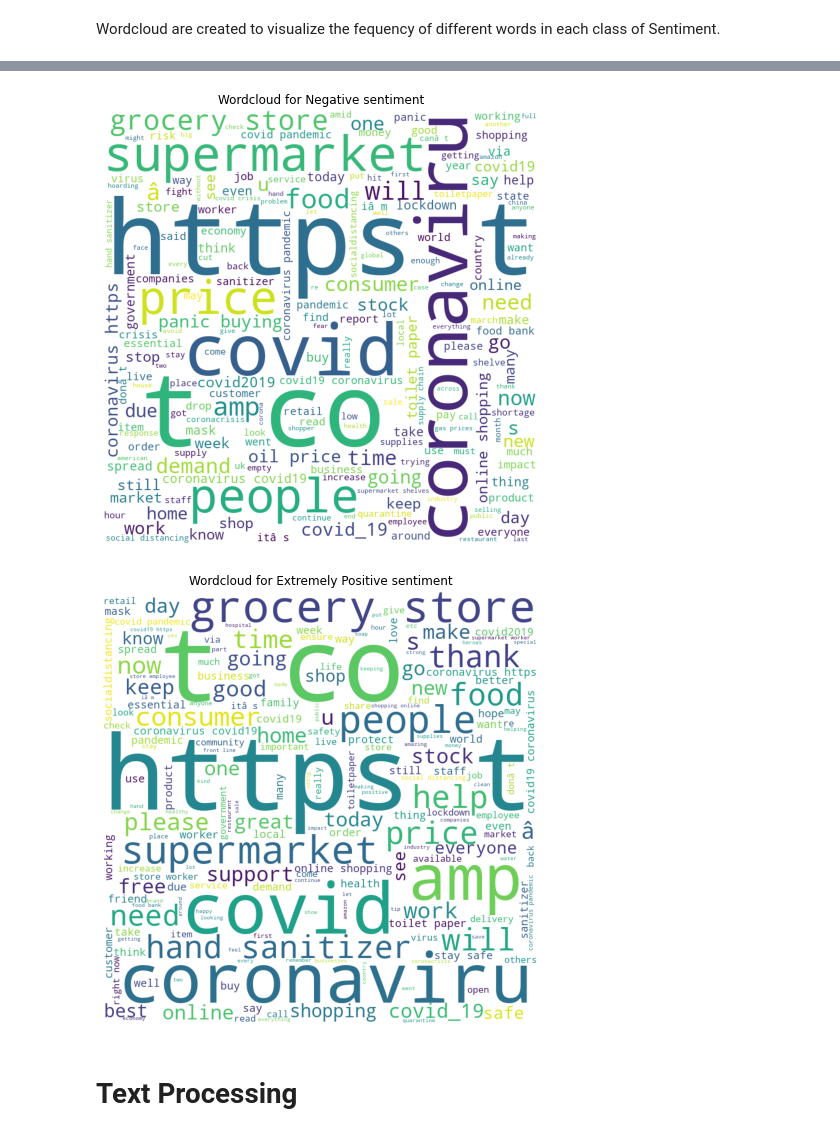
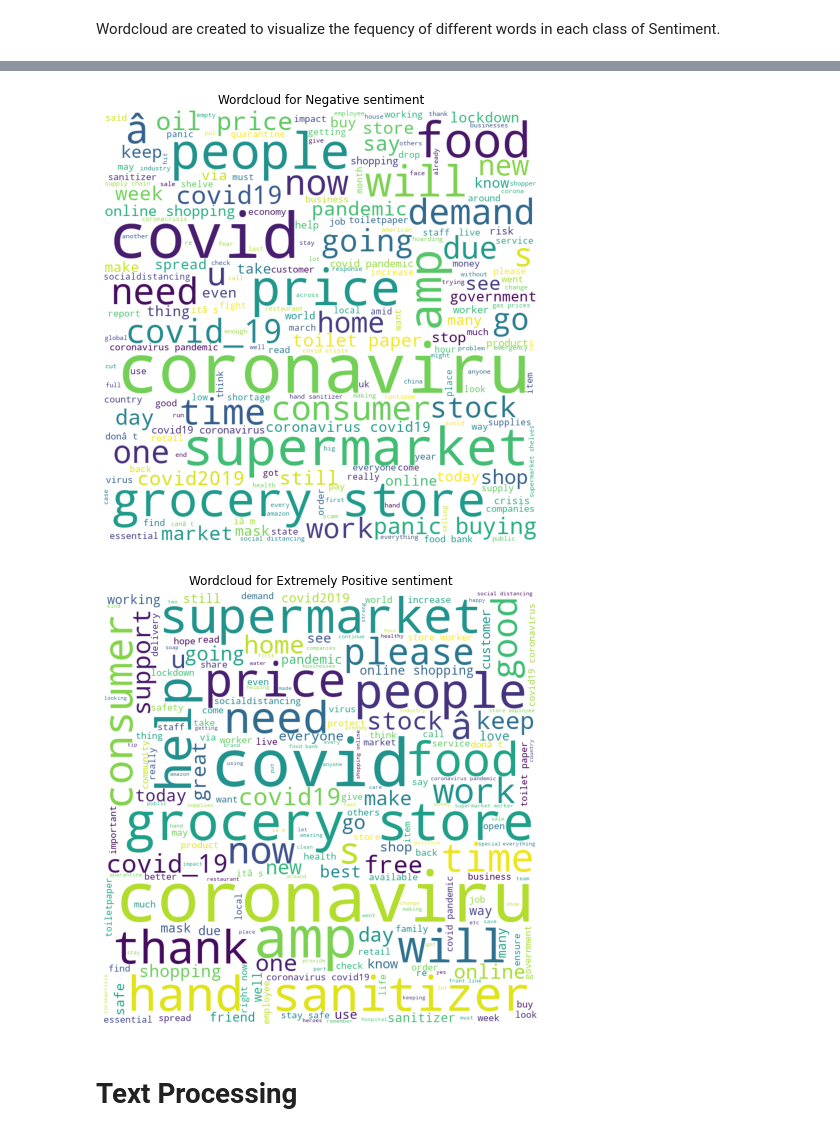
Before and after one commit to connect-midhunr/sentiment-analysis-covid19-related-tweets, a Jupyter notebook: Sentiment_Analysis_of_Covid_19_related_Tweets.ipynb, the cells around one changed output, grey strips where cells are left out. Drawn from its saved outputs; the diff is of its cells as text; code cells hidden in the pictures.

```diff
--- a/Sentiment_Analysis_of_Covid_19_related_Tweets.ipynb
+++ b/Sentiment_Analysis_of_Covid_19_related_Tweets.ipynb
@@ -105,3 +105,12 @@ if num == 0:
 Location: 8590(20.87)%
 # %% [markdown]
 Since Location is not considered for sentiment analysis, handling of missing values is not necessary.
+# %%
+# defining a function to remove links from original tweet
+def remove_links(tweet):
+  words = tweet.split()
+  links_removed = [word for word in words if not word.startswith('https://')]
+  return ' '.join(links_removed)
+# %%
+# removing links from original tweet
+tweet_df['ModifiedTweet'] = tweet_df.OriginalTweet.apply(lambda x : remove_links(x))
@@ -123,7 +142,7 @@ for sentiment in sentiments:
   for index, row in tweet_df.iterrows():
     if row['Sentiment'] == sentiment:
       # Converting object to string
-      mod_tweet = str(row['OriginalTweet'])
+      mod_tweet = str(row['ModifiedTweet'])
 
       # Converting all characters to lower case and splitting into words
       mod_tweet = mod_tweet.lower().split()
@@ -147,5 +166,5 @@ for sentiment in sentiments:
-[figure, old version]
+[figure, new version]
-[figure, old version]
+[figure, new version]
 # %% [markdown]
 # Text Processing
 # %% [markdown]
```
Also changed, not shown: parts of 14 cells of this notebook.
